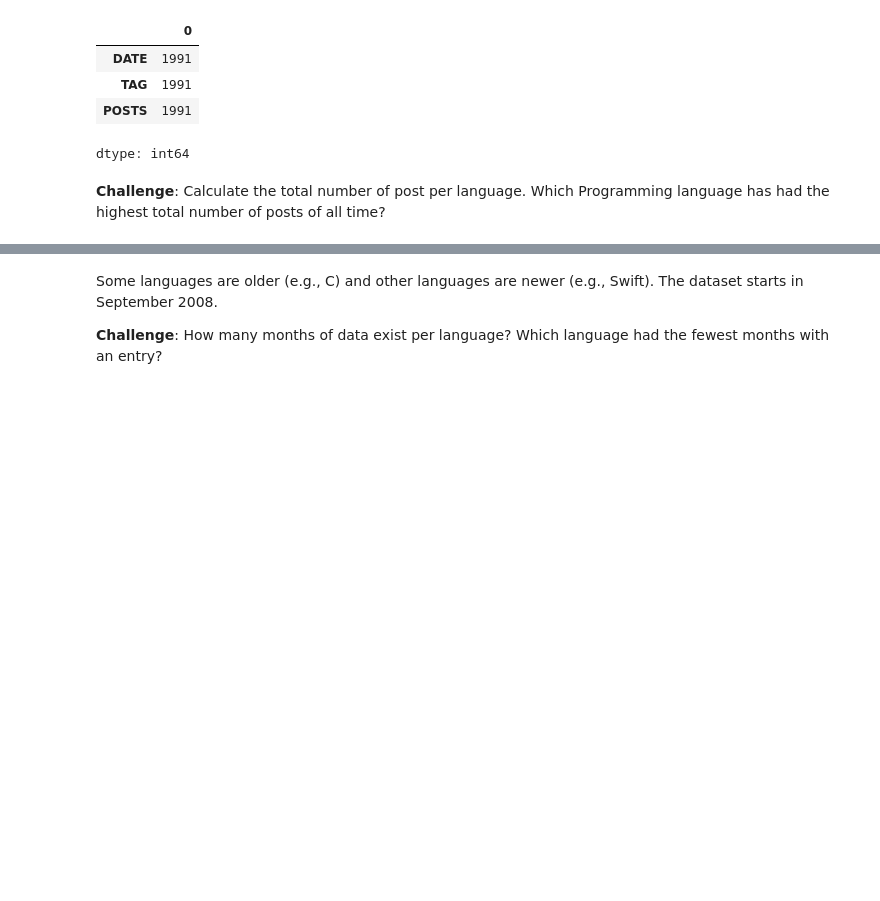
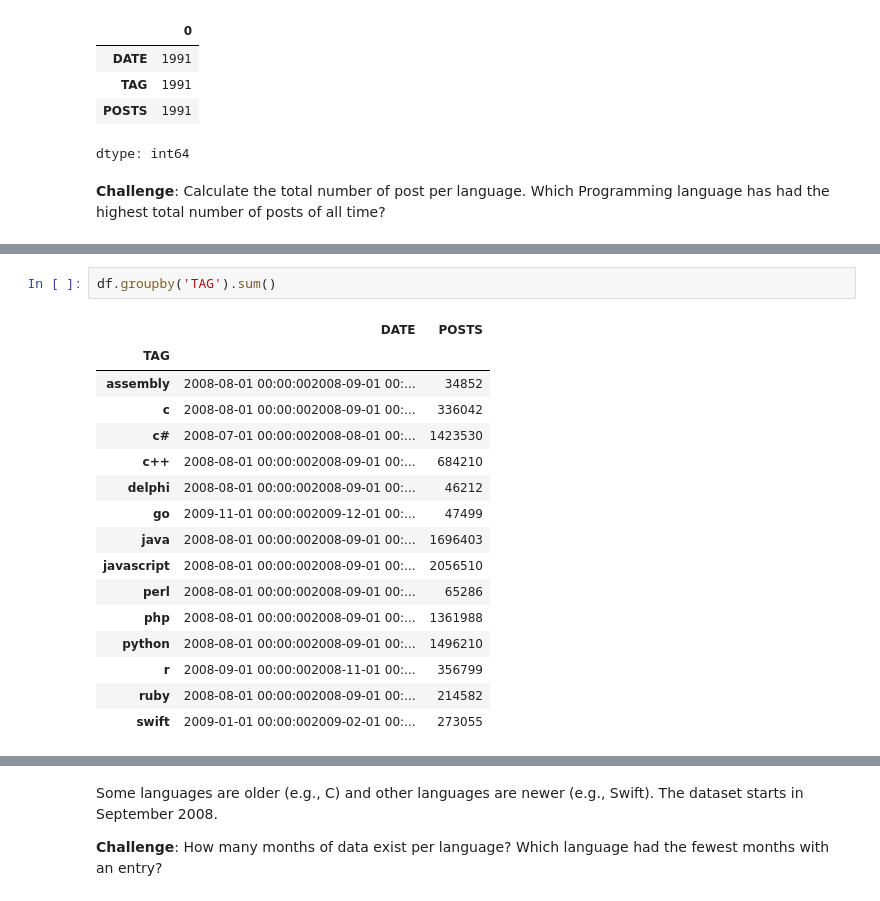
Before and after one commit to nipsalvin/Data-Science, a Jupyter notebook: Data Visualisation With Matplotlib: Programming Languages/Programming_Languages.ipynb, the cells around one changed output, grey strips where cells are left out. Saved outputs shown, nothing was run; the diff lists cells and outputs as text; blank space fills up the shorter version.

```diff
--- a/Data Visualisation With Matplotlib: Programming Languages/Programming_Languages.ipynb
+++ b/Data Visualisation With Matplotlib: Programming Languages/Programming_Languages.ipynb
@@ -107,0 +102,19 @@ Programming Language with the most number of posts: python
+# %%
+df.groupby('TAG').sum()
+# %% [output]
+|  | DATE | POSTS |
+| TAG |  |  |
+| assembly | 2008-08-01 00:00:002008-09-01 00:... | 34852 |
+| c | 2008-08-01 00:00:002008-09-01 00:... | 336042 |
+| c# | 2008-07-01 00:00:002008-08-01 00:... | 1423530 |
+| c++ | 2008-08-01 00:00:002008-09-01 00:... | 684210 |
+| delphi | 2008-08-01 00:00:002008-09-01 00:... | 46212 |
+| go | 2009-11-01 00:00:002009-12-01 00:... | 47499 |
+| java | 2008-08-01 00:00:002008-09-01 00:... | 1696403 |
+| javascript | 2008-08-01 00:00:002008-09-01 00:... | 2056510 |
+| perl | 2008-08-01 00:00:002008-09-01 00:... | 65286 |
+| php | 2008-08-01 00:00:002008-09-01 00:... | 1361988 |
+| python | 2008-08-01 00:00:002008-09-01 00:... | 1496210 |
+| r | 2008-09-01 00:00:002008-11-01 00:... | 356799 |
+| ruby | 2008-08-01 00:00:002008-09-01 00:... | 214582 |
+| swift | 2009-01-01 00:00:002009-02-01 00:... | 273055 |
```
Also changed, not shown: parts of 17 cells of this notebook.
